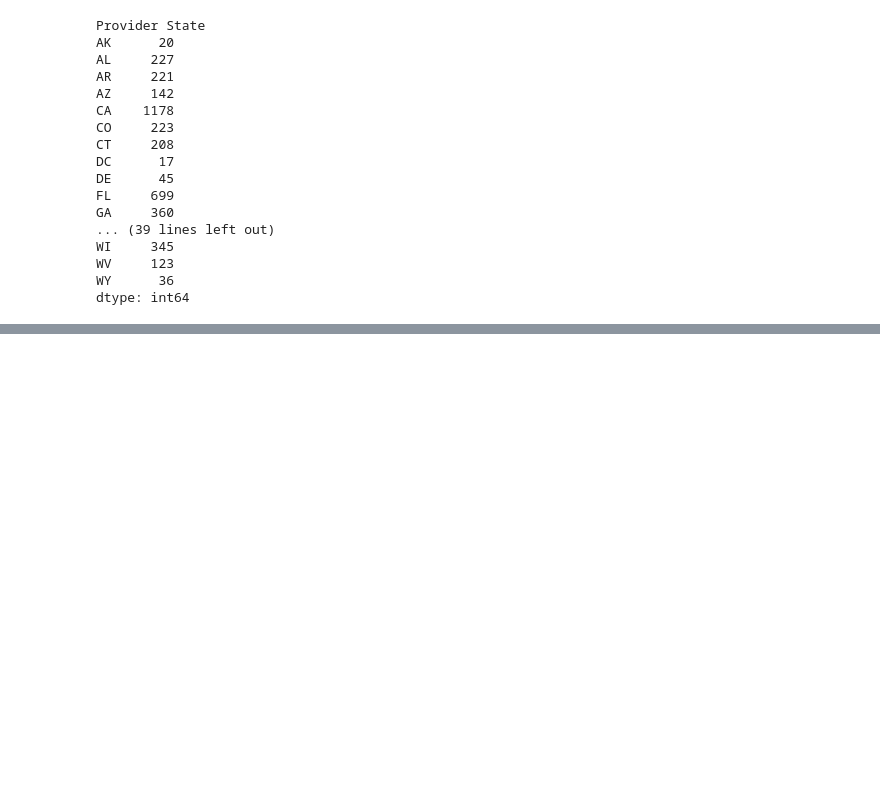
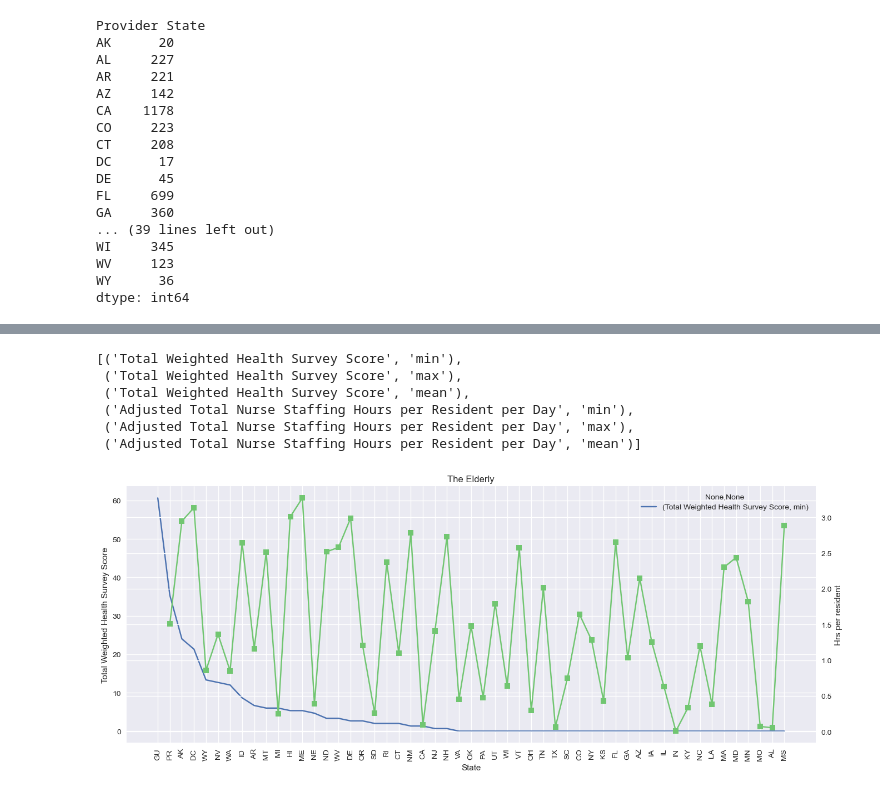
Before and after one commit to AlexGalczak/Python-term-project, a Jupyter notebook: AG Python Project.ipynb, the cells around one changed output, grey strips where cells are left out. Cells and saved outputs as stored; diff of their text form; code cells hidden in the pictures; blank space fills up the shorter version.

```diff
--- a/AG Python Project.ipynb
+++ b/AG Python Project.ipynb
@@ -393,3 +253,27 @@ analysis
 | WI | 0.000 | 483.500 | 62.119090 | 0.63987 | 9.61924 | 3.869615 |
 | WV | 3.333 | 367.167 | 75.578231 | 2.58052 | 9.34645 | 3.702115 |
 | WY | 13.333 | 151.667 | 49.518500 | 0.85842 | 6.02196 | 3.908070 |
+# %%
+analysis.columns.tolist()
+# %% [output]
+[('Total Weighted Health Survey Score', 'min'),
+ ('Total Weighted Health Survey Score', 'max'),
+ ('Total Weighted Health Survey Score', 'mean'),
+ ('Adjusted Total Nurse Staffing Hours per Resident per Day', 'min'),
+ ('Adjusted Total Nurse Staffing Hours per Resident per Day', 'max'),
+ ('Adjusted Total Nurse Staffing Hours per Resident per Day', 'mean')]
+# %%
+analysis_plot = (analysis.sort_values(('Total Weighted Health Survey Score', 'min'),\
+                     ascending = False).plot.line(
+                        y=[('Total Weighted Health Survey Score', 'min')]
+                                    , rot=90,
+                  title = 'The Elderly', xlabel = 'State', ylabel = 'Total Weighted Health Survey Score'))
+
+ax2=analysis_plot.twinx()
+
+ax2.plot(analysis.sort_values(('Total Weighted Health Survey Score', 'min'),\
+                     ascending = False)[('Adjusted Total Nurse Staffing Hours per Resident per Day', 'min')], color = '#71C671', marker = "s")
+ax2.set_ylabel("Hrs per resident")
+plt.show()
+# %% [output]
+[figure, added]
```
Also changed, not shown: parts of 22 cells of this notebook.
